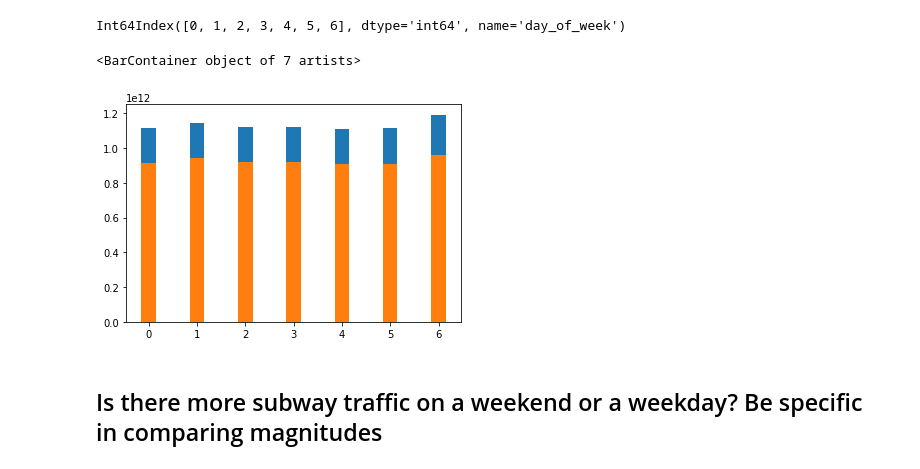
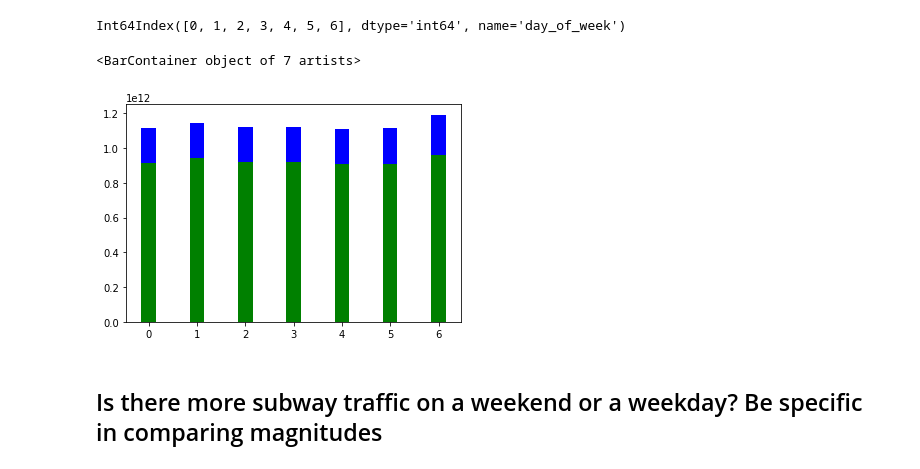
Before and after one commit to ortsed/dsc-pandas-series-and-dataframes-lab-dc-ds-career-042219, a Jupyter notebook: index.ipynb, the cells around one changed output. Drawn from its saved outputs; the diff is of its cells as text; code cells hidden in the pictures.

```diff
--- a/index.ipynb
+++ b/index.ipynb
@@ -128,10 +128,10 @@ Int64Index([0, 1, 2, 3, 4, 5, 6], dtype='int64', name='day_of_week')
 # %%
 ax = plt.subplot(111)
 ax.bar(entries.index, entries['entries'], color="b", width=.3, align='center')
-ax.bar(entries.index, entries['exits'], width=.3, align='center')
+ax.bar(entries.index, entries['exits'], color="g", width=.3, align='center')
 # %% [output]
 <BarContainer object of 7 artists>
-[figure, old version]
+[figure, new version]
 # %% [markdown]
 ## Is there more subway traffic on a weekend or a weekday?    Be specific in comparing magnitudes
 # %%
```
